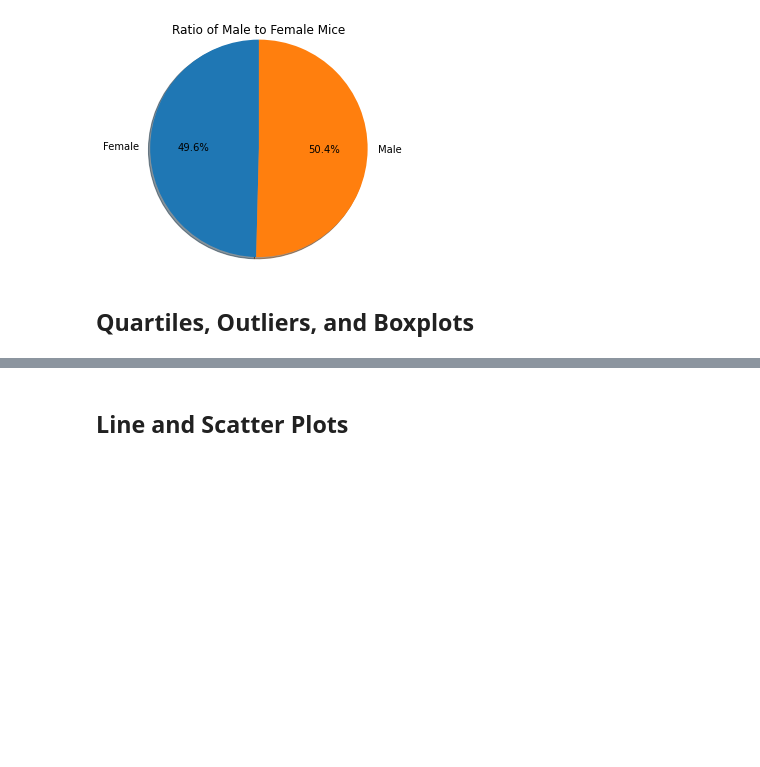
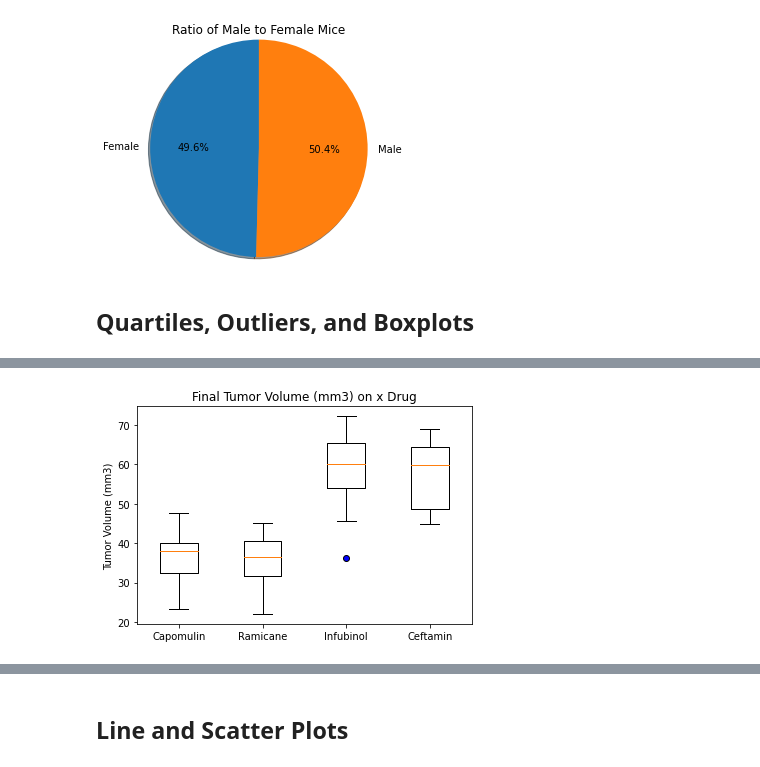
Before and after one commit to emeralddawns/Mouse-Tumor-Analysis, a Jupyter notebook: Pymaceuticals/Pymaceuticals.ipynb, the cells around one changed output, grey strips where cells are left out. Cells and saved outputs as stored; diff of their text form; code cells hidden in the pictures; blank space fills up the shorter version.

```diff
--- a/Pymaceuticals/Pymaceuticals.ipynb
+++ b/Pymaceuticals/Pymaceuticals.ipynb
@@ -219,10 +217,10 @@ plt.pie(total, labels=fe_male, colors=colors, autopct="%1.1f%%", shadow=True, st
 # %%
 #Create data frame that contains only mouse ID and timepoint, then groupby mouse ID
 ID_and_timepoint = mouse_results_cl[["Mouse ID", "Timepoint"]]
-ID_and_timepoint = ID_and_timepoint.groupby(["Mouse ID"])
+ID_and_timepoint_gr = ID_and_timepoint.groupby(["Mouse ID"])
 
 #Find the last timepoint
-final_timepoint = ID_and_timepoint["Timepoint"].max()
+final_timepoint = ID_and_timepoint_gr["Timepoint"].max()
 
 #Merge in the rest of the data
 final_volume_all = pd.merge(final_timepoint, mouse_results_cl, how = "left", on = ["Mouse ID", "Timepoint"])
@@ -297,0 +281,11 @@ The following outlier(s) were present in the data:
+# %%
+#Format and set up box plot
+blue_circle = dict(markerfacecolor='b', marker='o')
+
+fig1, ax1 = plt.subplots()
+ax1.set_title("Final Tumor Volume (mm3) on x Drug")
+ax1.set_ylabel("Tumor Volume (mm3)")
+ax1.boxplot(data, flierprops=blue_circle)
+ax1.set_xticklabels(drug_list);
+# %% [output]
+[figure, added]
```
Also changed, not shown: parts of 13 cells of this notebook.
